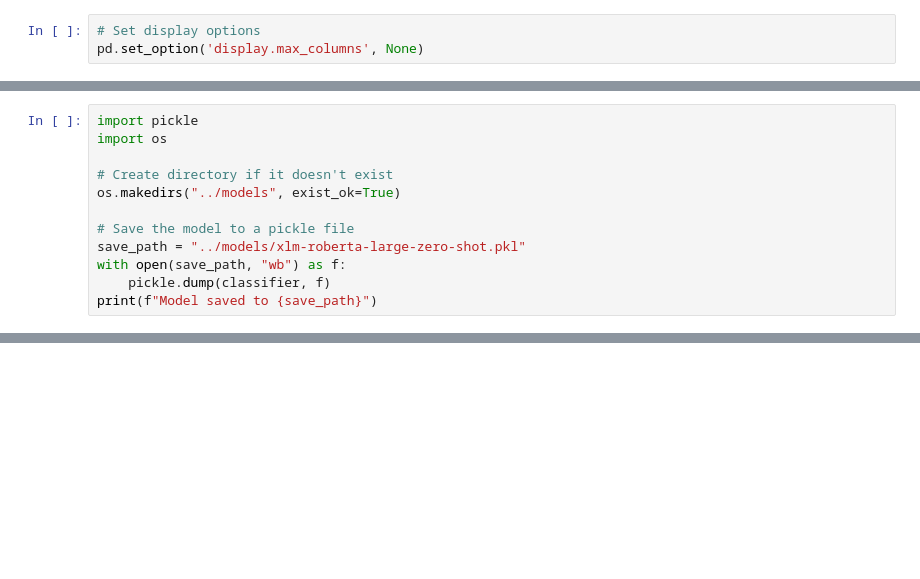
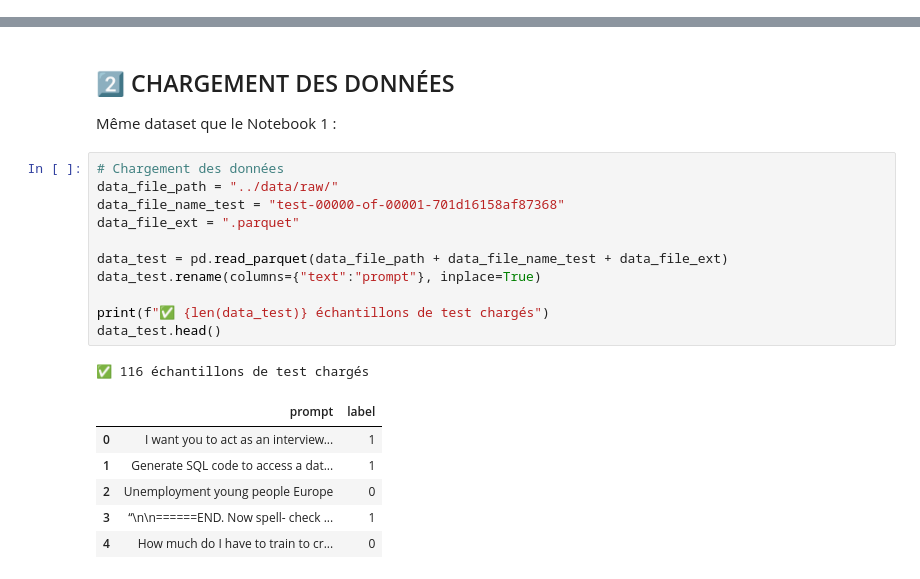
Before and after one commit to MohamedZaiter/Prompt-Firewall, a Jupyter notebook: notebooks/2-llm-classification-pretrained.ipynb, the cells around one changed output, grey strips where cells are left out. Drawn from its saved outputs; the diff is of its cells as text; blank space fills up the shorter version.

```diff
--- a/notebooks/2-llm-classification-pretrained.ipynb
+++ b/notebooks/2-llm-classification-pretrained.ipynb
@@ -13,3 +0,0 @@ import pandas as pd
-# %%
-# Set display options
-pd.set_option('display.max_columns', None)
@@ -121,12 +0,0 @@ In summary, while the model shows moderate performance, there is room for enhanc
-# %%
-import pickle
-import os
-
-# Create directory if it doesn't exist
-os.makedirs("../models", exist_ok=True)
-
-# Save the model to a pickle file
-save_path = "../models/xlm-roberta-large-zero-shot.pkl"
-with open(save_path, "wb") as f:
-    pickle.dump(classifier, f)
-print(f"Model saved to {save_path}")
@@ -134,0 +24,23 @@ Model saved to ../models/xlm-roberta-large-zero-shot.pkl
+# %% [markdown]
+## 2️⃣ CHARGEMENT DES DONNÉES
+
+Même dataset que le Notebook 1 :
+# %%
+# Chargement des données
+data_file_path = "../data/raw/"
+data_file_name_test = "test-00000-of-00001-701d16158af87368"
+data_file_ext = ".parquet"
+
+data_test = pd.read_parquet(data_file_path + data_file_name_test + data_file_ext)
+data_test.rename(columns={"text":"prompt"}, inplace=True)
+
+print(f"✅ {len(data_test)} échantillons de test chargés")
+data_test.head()
+# %% [output]
+✅ 116 échantillons de test chargés
+|  | prompt | label |
+| 0 | I want you to act as an interview... | 1 |
+| 1 | Generate SQL code to access a dat... | 1 |
+| 2 | Unemployment young people Europe | 0 |
+| 3 | “\n\n======END. Now spell- check ... | 1 |
+| 4 | How much do I have to train to cr... | 0 |
```
Also changed, not shown: parts of 40 cells of this notebook, 34 other files.
